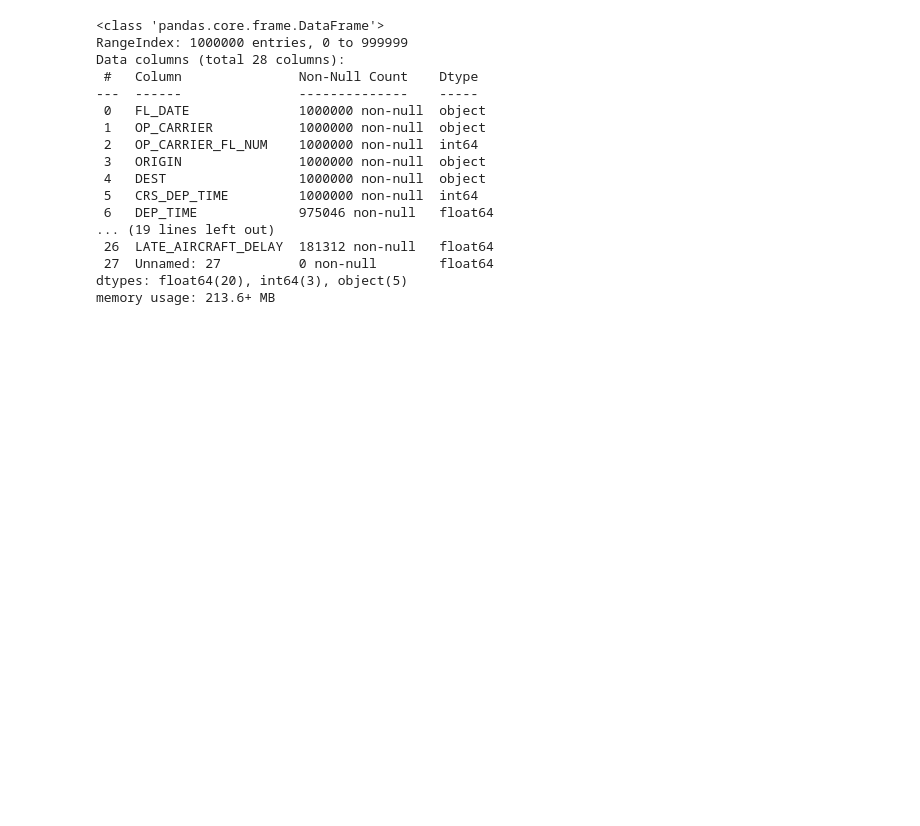
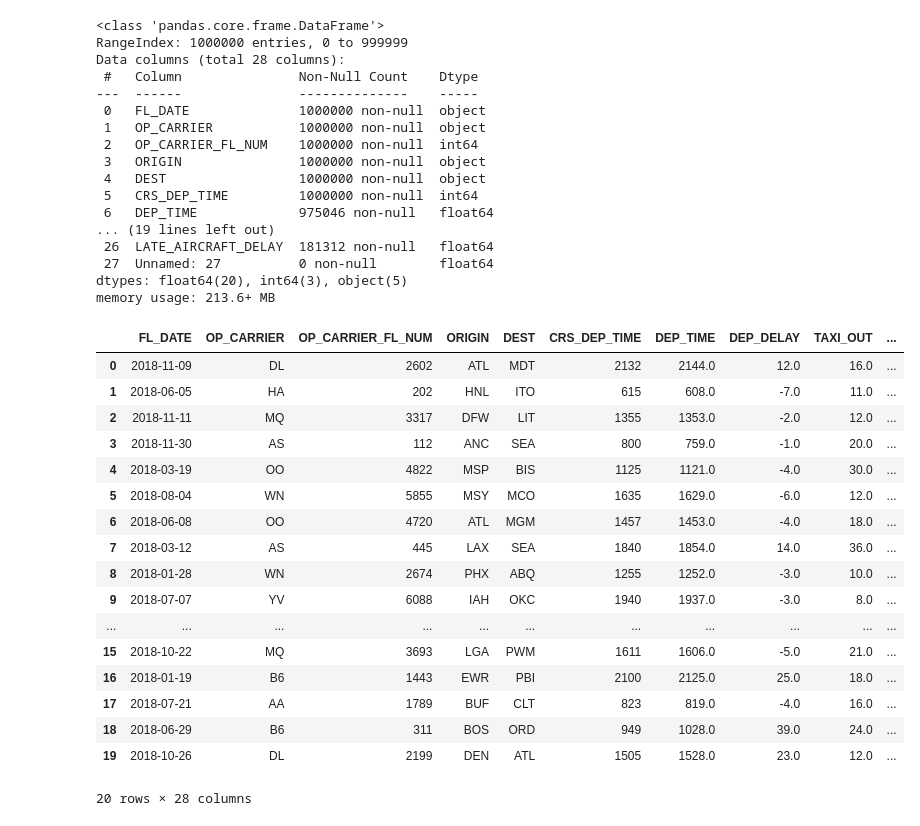
Before and after one commit to Jeff-Gielniak/Airline-Satisfaction-Evaluation, a Jupyter notebook: Project3.ipynb, the cells around one changed output. Drawn from its saved outputs; the diff is of its cells as text; code cells hidden in the pictures; blank space fills up the shorter version.

```diff
--- a/Project3.ipynb
+++ b/Project3.ipynb
@@ -171,3 +160,31 @@ Data columns (total 28 columns):
  27  Unnamed: 27          0 non-null        float64
 dtypes: float64(20), int64(3), object(5)
 memory usage: 213.6+ MB
+# %%
+# Read the CSV file
+Main_df = pd.read_csv("Resources/2018data.csv")
+#Kaggle site: https://www.kaggle.com/datasets/yuanyuwendymu/airline-delay-and-cancellation-data-2009-2018?select=2018.csv - 0.5% sample
+
+Main_df=pd.DataFrame(Main_df)
+
+# Display the first few rows
+Main_df.head(20)
+# %% [output]
+|  | FL_DATE | OP_CARRIER | OP_CARRIER_FL_NUM | ORIGIN | DEST | CRS_DEP_TIME | DEP_TIME | DEP_DELAY | TAXI_OUT | ... |
+| 0 | 2018-11-09 | DL | 2602 | ATL | MDT | 2132 | 2144.0 | 12.0 | 16.0 | ... |
+| 1 | 2018-06-05 | HA | 202 | HNL | ITO | 615 | 608.0 | -7.0 | 11.0 | ... |
+| 2 | 2018-11-11 | MQ | 3317 | DFW | LIT | 1355 | 1353.0 | -2.0 | 12.0 | ... |
+| 3 | 2018-11-30 | AS | 112 | ANC | SEA | 800 | 759.0 | -1.0 | 20.0 | ... |
+| 4 | 2018-03-19 | OO | 4822 | MSP | BIS | 1125 | 1121.0 | -4.0 | 30.0 | ... |
+| 5 | 2018-08-04 | WN | 5855 | MSY | MCO | 1635 | 1629.0 | -6.0 | 12.0 | ... |
+| 6 | 2018-06-08 | OO | 4720 | ATL | MGM | 1457 | 1453.0 | -4.0 | 18.0 | ... |
+| 7 | 2018-03-12 | AS | 445 | LAX | SEA | 1840 | 1854.0 | 14.0 | 36.0 | ... |
+| 8 | 2018-01-28 | WN | 2674 | PHX | ABQ | 1255 | 1252.0 | -3.0 | 10.0 | ... |
+| 9 | 2018-07-07 | YV | 6088 | IAH | OKC | 1940 | 1937.0 | -3.0 | 8.0 | ... |
+| ... | ... | ... | ... | ... | ... | ... | ... | ... | ... | ... |
+| 15 | 2018-10-22 | MQ | 3693 | LGA | PWM | 1611 | 1606.0 | -5.0 | 21.0 | ... |
+| 16 | 2018-01-19 | B6 | 1443 | EWR | PBI | 2100 | 2125.0 | 25.0 | 18.0 | ... |
+| 17 | 2018-07-21 | AA | 1789 | BUF | CLT | 823 | 819.0 | -4.0 | 16.0 | ... |
+| 18 | 2018-06-29 | B6 | 311 | BOS | ORD | 949 | 1028.0 | 39.0 | 24.0 | ... |
+| 19 | 2018-10-26 | DL | 2199 | DEN | ATL | 1505 | 1528.0 | 23.0 | 12.0 | ... |
+20 rows × 28 columns
```
Also changed, not shown: parts of 2 cells of this notebook, 1 other file.
